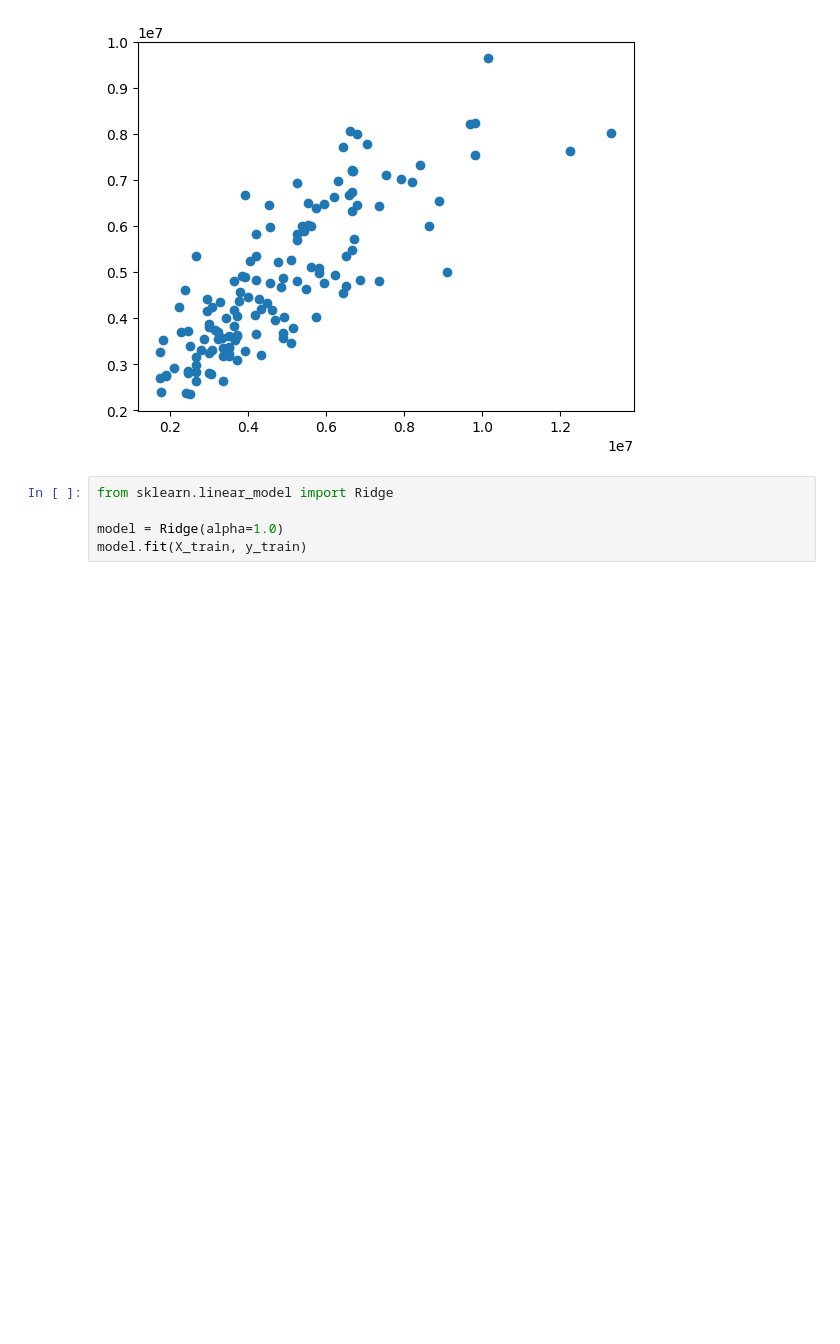
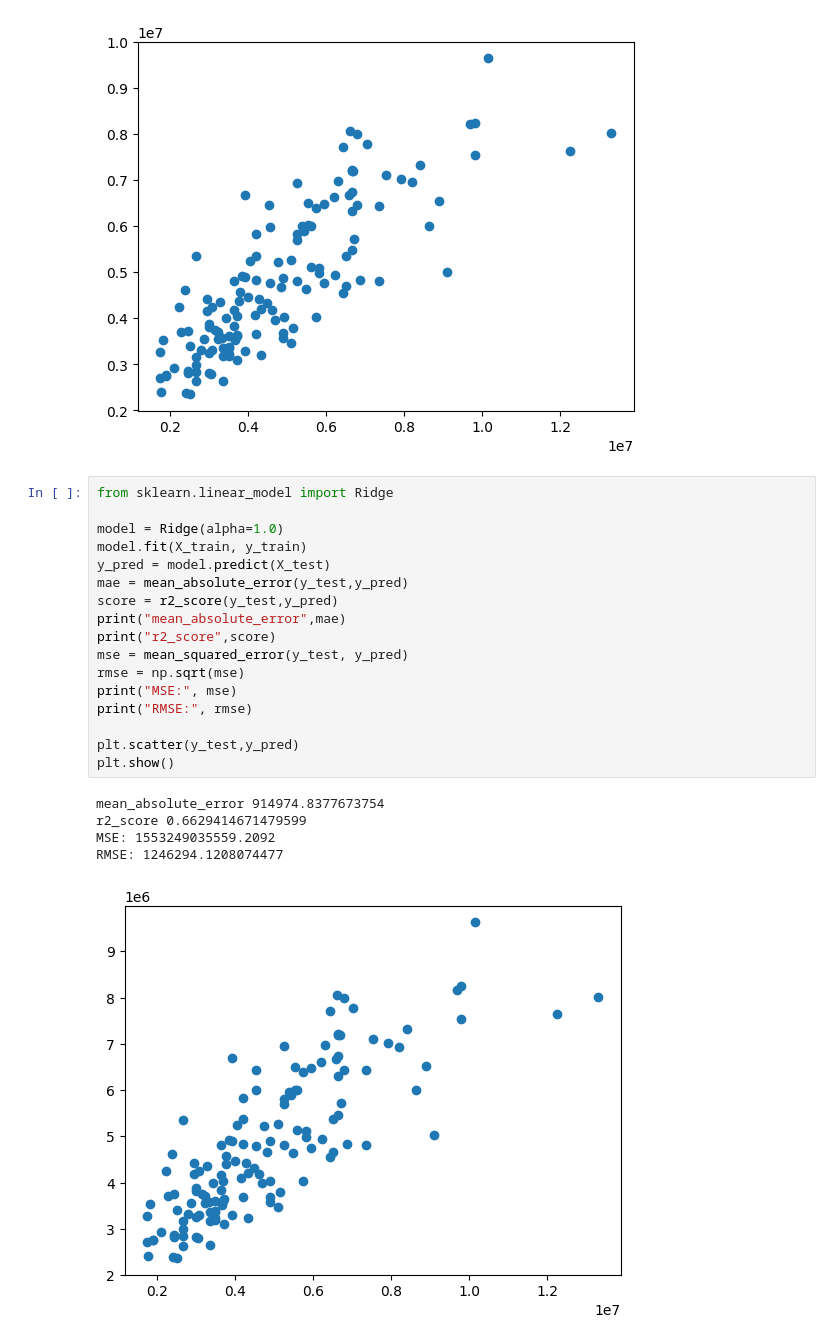
Before and after one commit to Harsimran-singh-7765/Elevate_labs_Harsimran_singh_task_3, a Jupyter notebook: app.ipynb, the cells around one changed output. Drawn from its saved outputs; the diff is of its cells as text; blank space fills up the shorter version.

```diff
--- a/app.ipynb
+++ b/app.ipynb
@@ -190,5 +190,23 @@ RMSE: 1245949.1294090005
 # %%
 from sklearn.linear_model import Ridge
 
 model = Ridge(alpha=1.0)
 model.fit(X_train, y_train)
+y_pred = model.predict(X_test)
+mae = mean_absolute_error(y_test,y_pred)
+score = r2_score(y_test,y_pred)
+print("mean_absolute_error",mae)
+print("r2_score",score)
+mse = mean_squared_error(y_test, y_pred)
+rmse = np.sqrt(mse)
+print("MSE:", mse)
+print("RMSE:", rmse)
+
+plt.scatter(y_test,y_pred)
+plt.show()
+# %% [output]
+mean_absolute_error 914974.8377673754
+r2_score 0.6629414671479599
+MSE: 1553249035559.2092
+RMSE: 1246294.1208074477
+[figure, added]
```
Also changed, not shown: parts of 2 cells of this notebook.
